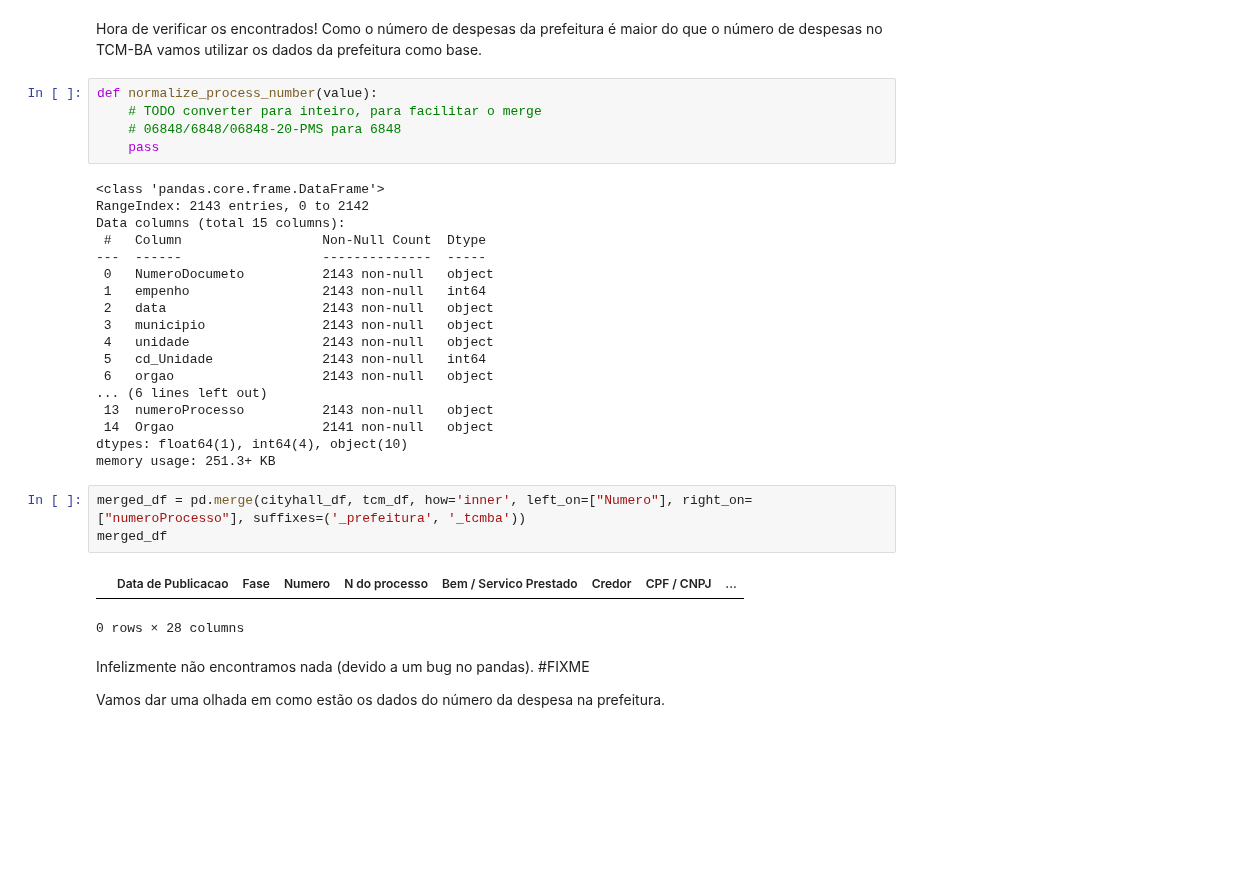
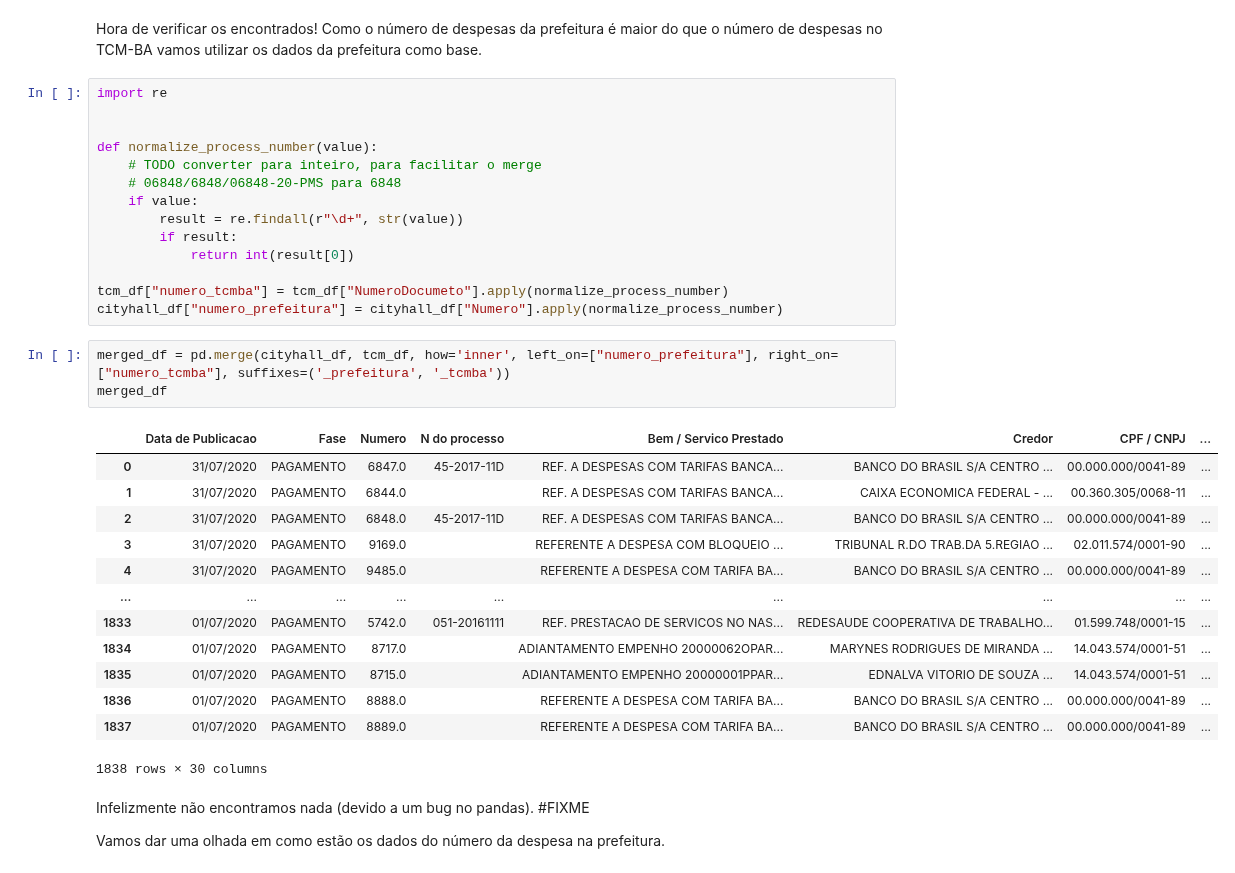
Before and after one commit to DadosAbertosDeFeira/analises, a Jupyter notebook: analysis/2020-12-01-anapaulagomes-consistencia-dos-dados.ipynb, the cells around one changed output. Saved outputs shown, nothing was run; the diff lists cells and outputs as text; blank space fills up the shorter version.

Commit message:
Normaliza número do processo

```diff
--- a/analysis/2020-12-01-anapaulagomes-consistencia-dos-dados.ipynb
+++ b/analysis/2020-12-01-anapaulagomes-consistencia-dos-dados.ipynb
@@ -142,34 +142,36 @@ tcm_df.sample(5)
 Hora de verificar os encontrados! Como o número de despesas da prefeitura é maior do que
 o número de despesas no TCM-BA vamos utilizar os dados da prefeitura como base.
 # %%
+import re
+
+
 def normalize_process_number(value):
     # TODO converter para inteiro, para facilitar o merge
     # 06848/6848/06848-20-PMS para 6848
-    pass
+    if value:
+        result = re.findall(r"\d+", str(value))
+        if result:
+            return int(result[0])
+
+tcm_df["numero_tcmba"] = tcm_df["NumeroDocumeto"].apply(normalize_process_number)
+cityhall_df["numero_prefeitura"] = cityhall_df["Numero"].apply(normalize_process_number)
-# %% [output]
-<class 'pandas.core.frame.DataFrame'>
-RangeIndex: 2143 entries, 0 to 2142
-Data columns (total 15 columns):
- #   Column                  Non-Null Count  Dtype
----  ------                  --------------  -----
- 0   NumeroDocumeto          2143 non-null   object
- 1   empenho                 2143 non-null   int64
- 2   data                    2143 non-null   object
- 3   municipio               2143 non-null   object
- 4   unidade                 2143 non-null   object
- 5   cd_Unidade              2143 non-null   int64
- 6   orgao                   2143 non-null   object
-... (6 lines left out)
- 13  numeroProcesso          2143 non-null   object
- 14  Orgao                   2141 non-null   object
-dtypes: float64(1), int64(4), object(10)
-memory usage: 251.3+ KB
 # %%
-merged_df = pd.merge(cityhall_df, tcm_df, how='inner', left_on=["Numero"], right_on=["numeroProcesso"], suffixes=('_prefeitura', '_tcmba'))
+merged_df = pd.merge(cityhall_df, tcm_df, how='inner', left_on=["numero_prefeitura"], right_on=["numero_tcmba"], suffixes=('_prefeitura', '_tcmba'))
 merged_df
 # %% [output]
 |  | Data de Publicacao | Fase | Numero | N do processo | Bem / Servico Prestado | Credor | CPF / CNPJ | ... |
+| 0 | 31/07/2020 | PAGAMENTO | 6847.0 | 45-2017-11D | REF. A DESPESAS COM TARIFAS BANCA... | BANCO DO BRASIL S/A CENTRO ... | 00.000.000/0041-89 | ... |
+| 1 | 31/07/2020 | PAGAMENTO | 6844.0 |  | REF. A DESPESAS COM TARIFAS BANCA... | CAIXA ECONOMICA FEDERAL - ... | 00.360.305/0068-11 | ... |
+| 2 | 31/07/2020 | PAGAMENTO | 6848.0 | 45-2017-11D | REF. A DESPESAS COM TARIFAS BANCA... | BANCO DO BRASIL S/A CENTRO ... | 00.000.000/0041-89 | ... |
+| 3 | 31/07/2020 | PAGAMENTO | 9169.0 |  | REFERENTE A DESPESA COM BLOQUEIO ... | TRIBUNAL R.DO TRAB.DA 5.REGIAO ... | 02.011.574/0001-90 | ... |
+| 4 | 31/07/2020 | PAGAMENTO | 9485.0 |  | REFERENTE A DESPESA COM TARIFA BA... | BANCO DO BRASIL S/A CENTRO ... | 00.000.000/0041-89 | ... |
+| ... | ... | ... | ... | ... | ... | ... | ... | ... |
+| 1833 | 01/07/2020 | PAGAMENTO | 5742.0 | 051-20161111 | REF. PRESTACAO DE SERVICOS NO NAS... | REDESAUDE COOPERATIVA DE TRABALHO... | 01.599.748/0001-15 | ... |
+| 1834 | 01/07/2020 | PAGAMENTO | 8717.0 |  | ADIANTAMENTO EMPENHO 20000062OPAR... | MARYNES RODRIGUES DE MIRANDA ... | 14.043.574/0001-51 | ... |
+| 1835 | 01/07/2020 | PAGAMENTO | 8715.0 |  | ADIANTAMENTO EMPENHO 20000001PPAR... | EDNALVA VITORIO DE SOUZA ... | 14.043.574/0001-51 | ... |
+| 1836 | 01/07/2020 | PAGAMENTO | 8888.0 |  | REFERENTE A DESPESA COM TARIFA BA... | BANCO DO BRASIL S/A CENTRO ... | 00.000.000/0041-89 | ... |
+| 1837 | 01/07/2020 | PAGAMENTO | 8889.0 |  | REFERENTE A DESPESA COM TARIFA BA... | BANCO DO BRASIL S/A CENTRO ... | 00.000.000/0041-89 | ... |
-0 rows × 28 columns
+1838 rows × 30 columns
 # %% [markdown]
 Infelizmente não encontramos nada (devido a um bug no pandas). #FIXME
 
```
Also changed, not shown: parts of 8 cells of this notebook.
